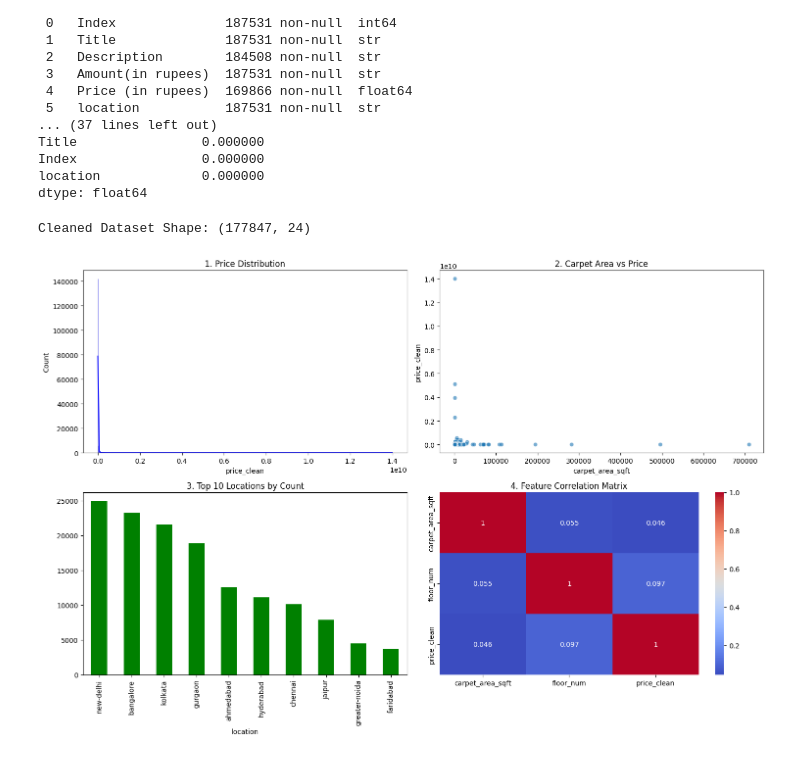
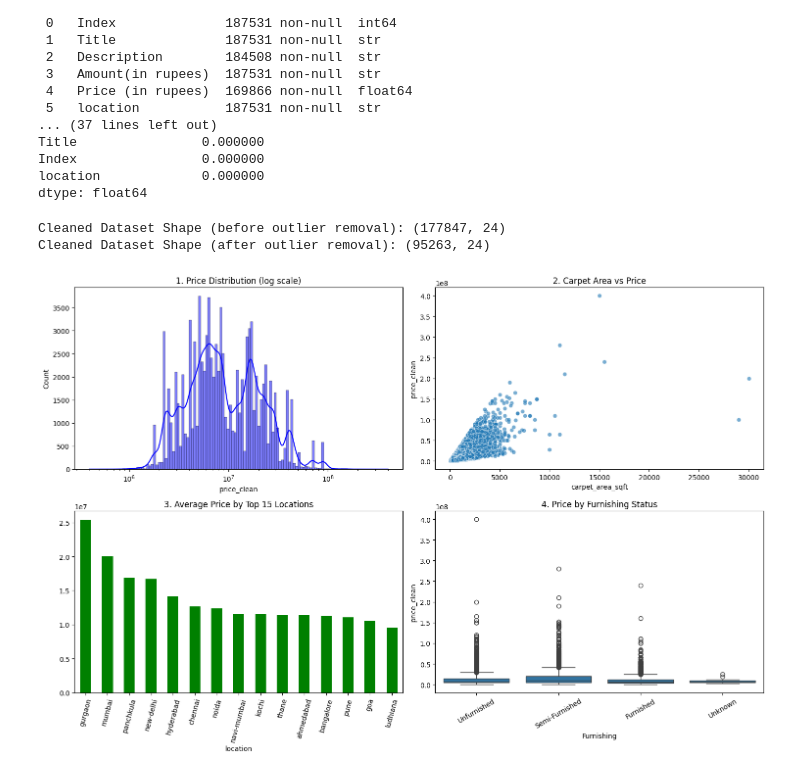
Before and after one commit to arwaesam2007/house-price-project, a Jupyter notebook: notebooks/house_price_model.ipynb, the cells around one changed output. Cells and saved outputs as stored; diff of their text form; code cells hidden in the pictures.

```diff
--- a/notebooks/house_price_model.ipynb
+++ b/notebooks/house_price_model.ipynb
@@ -57,8 +57,8 @@ Index                0.000000
 location             0.000000
 dtype: float64
 # %%
-#Data Cleaning
-# Clean Amount
+#2.3 Cleaning & Feature Engineering
+# --- Step 1: price is stored as text (e.g. "42 Lac", "1.2 Cr"), so convert it to a plain number ---
 def parse_amount(x):
     if not isinstance(x, str):
         return None
@@ -71,11 +71,9 @@ def parse_amount(x):
         return float(x.replace(",", ""))
     except ValueError:
         return None
-
 df["price_clean"] = df["Amount(in rupees)"].apply(parse_amount)
-df = df.dropna(subset=["price_clean"]).copy()
-
-# Clean Carpet Area
+df = df.dropna(subset=["price_clean"]).copy()  # drop rows where we couldn't parse a price at all
+# --- Step 2: area is also text, and sometimes in sqm instead of sqft, so normalize it ---
 def parse_area(x):
     if not isinstance(x, str):
         return None
@@ -84,14 +82,13 @@ def parse_area(x):
         if "sqft" in x:
             return float(x.replace("sqft", "").strip())
         if "sqm" in x:
-            return float(x.replace("sqm", "").strip()) * 10.764
+            return float(x.replace("sqm", "").strip()) * 10.764  # convert sqm -> sqft
         return float(x)
     except ValueError:
         return None
 
 df["carpet_area_sqft"] = df["Carpet Area"].apply(parse_area)
-
-# Clean Floor
+# --- Step 3: floor comes as something like "3 out of 10", we only need the "3" ---
 def parse_floor(x):
     if not isinstance(x, str):
         return 0
@@ -104,41 +101,59 @@ def parse_floor(x):
         return 0
 
 df["floor_num"] = df["Floor"].apply(parse_floor)
-
-# Numeric Columns
-for col in ["bathroom", "balcony"]:
+# --- Step 4: bathroom/balcony should be numbers, fill missing with 0 like the guide says ---
+for col in ["Bathroom", "Balcony"]:
     if col in df.columns:
         df[col] = pd.to_numeric(df[col], errors="coerce").fillna(0)
+# --- Step 5: extra categorical columns the backend will need later ---
+# just making sure they exist and don't have missing values before we get to modeling
+for col in ["Furnishing", "Transaction", "Ownership", "facing"]:
+    if col in df.columns:
+        df[col] = df[col].fillna("Unknown").astype(str).str.strip()
+    else:
+        df[col] = "Unknown"
 
-print("Cleaned Dataset Shape:", df.shape)
+print("Cleaned Dataset Shape (before outlier removal):", df.shape)
+# --- Step 6: remove outliers based on price per sqft (some listings are obviously broken/fake) ---
+df = df[df["carpet_area_sqft"] > 0].copy()  # avoid division by zero
+df["price_per_sqft"] = df["price_clean"] / df["carpet_area_sqft"]
+
+lower_bound = df["price_per_sqft"].quantile(0.01)
+upper_bound = df["price_per_sqft"].quantile(0.99)
+
+df = df[(df["price_per_sqft"] >= lower_bound) & (df["price_per_sqft"] <= upper_bound)].copy()
+df = df.drop(columns=["price_per_sqft"])  # was just a helper column, don't need it anymore
+
+print("Cleaned Dataset Shape (after outlier removal):", df.shape)
 # %% [output]
-Cleaned Dataset Shape: (177847, 24)
+Cleaned Dataset Shape (before outlier removal): (177847, 24)
+Cleaned Dataset Shape (after outlier removal): (95263, 24)
 # %%
 #Exploratory Data Analysis (EDA)
 plt.figure(figsize=(15, 10))
 
-# Chart 1: Price Distribution
+# Chart 1: price is heavily skewed, so log scale makes it actually readable
 plt.subplot(2, 2, 1)
-sns.histplot(df["price_clean"], kde=True, color="blue")
-plt.title("1. Price Distribution")
-
-# Chart 2: Carpet Area vs Price
+sns.histplot(df["price_clean"], kde=True, color="blue", log_scale=True)
+plt.title("1. Price Distribution (log scale)")
+# Chart 2: bigger area should generally mean higher price, let's see if that holds
 plt.subplot(2, 2, 2)
 sns.scatterplot(data=df, x="carpet_area_sqft", y="price_clean", alpha=0.6)
 plt.title("2. Carpet Area vs Price")
 
-# Chart 3: Top 10 Locations
+# Chart 3: which locations are the priciest on average (not just most listed)
 plt.subplot(2, 2, 3)
-df['location'].value_counts().head(10).plot(kind='bar', color='green')
-plt.title("3. Top 10 Locations by Count")
-
-# Chart 4: Correlation Heatmap
+df.groupby("location")["price_clean"].mean().sort_values(ascending=False).head(15).plot(kind="bar", color="green")
+plt.title("3. Average Price by Top 15 Locations")
+plt.xticks(rotation=75)
+# Chart 4: does furnishing status actually move the price? box plot shows spread nicely
 plt.subplot(2, 2, 4)
-sns.heatmap(df[['carpet_area_sqft', 'floor_num', 'price_clean']].corr(), annot=True, cmap='coolwarm')
-plt.title("4. Feature Correlation Matrix")
+sns.boxplot(data=df, x="Furnishing", y="price_clean")
+plt.title("4. Price by Furnishing Status")
+plt.xticks(rotation=30)
 
 plt.tight_layout()
 plt.show()
 # %% [output]
-[figure, old version]
+[figure, new version]
 # %%
```
Also changed, not shown: parts of 5 cells of this notebook, 1 other file.
